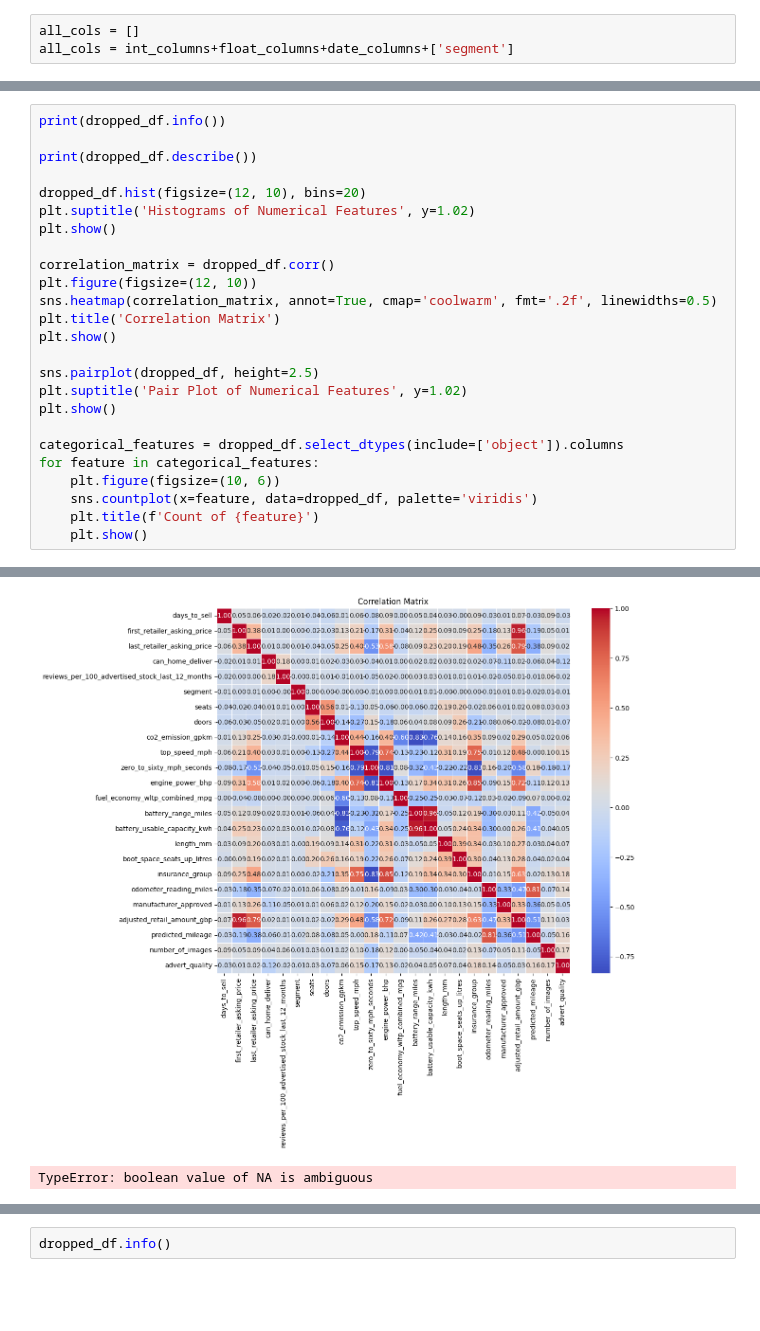
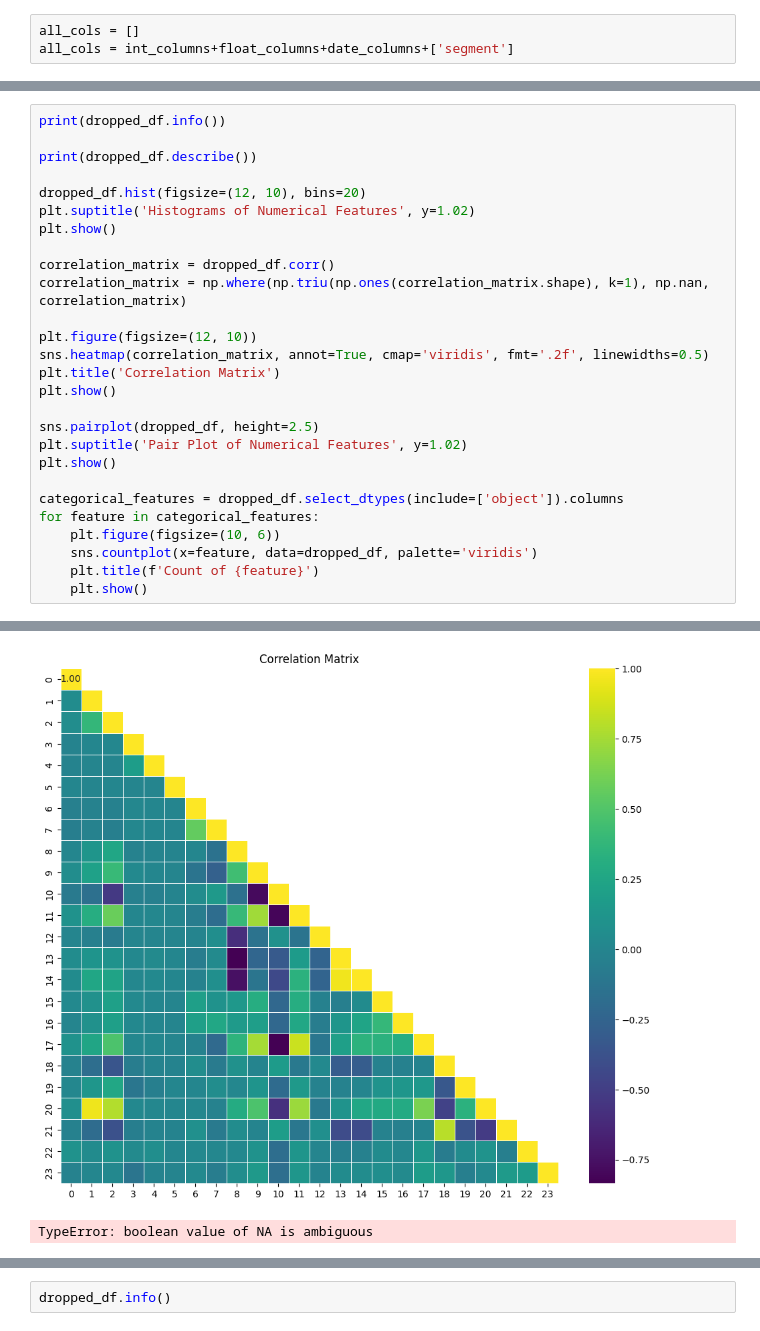
Before and after one commit to 4REHMA70/auto-trader, a Jupyter notebook: a.ipynb, the cells around one changed output, grey strips where cells are left out. Drawn from its saved outputs; the diff is of its cells as text; blank space fills up the shorter version.

```diff
--- a/a.ipynb
+++ b/a.ipynb
@@ -265,40 +265,42 @@ plt.suptitle('Histograms of Numerical Features', y=1.02)
 plt.show()
 
 correlation_matrix = dropped_df.corr()
+correlation_matrix = np.where(np.triu(np.ones(correlation_matrix.shape), k=1), np.nan, correlation_matrix)
+
 plt.figure(figsize=(12, 10))
-sns.heatmap(correlation_matrix, annot=True, cmap='coolwarm', fmt='.2f', linewidths=0.5)
+sns.heatmap(correlation_matrix, annot=True, cmap='viridis', fmt='.2f', linewidths=0.5)
 plt.title('Correlation Matrix')
 plt.show()
 
 sns.pairplot(dropped_df, height=2.5)
 plt.suptitle('Pair Plot of Numerical Features', y=1.02)
 plt.show()
 
 categorical_features = dropped_df.select_dtypes(include=['object']).columns
 for feature in categorical_features:
     plt.figure(figsize=(10, 6))
     sns.countplot(x=feature, data=dropped_df, palette='viridis')
     plt.title(f'Count of {feature}')
     plt.show()
 # %% [output]
 <class 'pandas.core.frame.DataFrame'>
 RangeIndex: 224555 entries, 0 to 224554
 Data columns (total 40 columns):
  #   Column                                           Non-Null Count   Dtype
 ---  ------                                           --------------   -----
  0   last_date_seen                                   224555 non-null  datetime64[ns]
  1   first_date_seen                                  224555 non-null  datetime64[ns]
  2   days_to_sell                                     224555 non-null  int32
  3   first_retailer_asking_price                      224555 non-null  int64
  4   last_retailer_asking_price                       223626 non-null  float64
  5   can_home_deliver                                 224555 non-null  bool
  6   reviews_per_100_advertised_stock_last_12_months  191289 non-null  float64
 ... (41 lines left out)
 25%    12.000000      8.995000e+03                 8.900000e+03                1.500000                                         5.0       5.0       113.000000         112.000000     8.000000           ...
 50%    28.000000      1.524900e+04                 1.499100e+04                5.100000                                         5.0       5.0       129.000000         121.000000     9.600000           ...
 75%    56.000000      2.299000e+04                 2.204875e+04                12.600000                                        5.0       5.0       151.000000         134.000000     11.200000          ...
 max    1829.000000    1.779950e+07                 4.999995e+06                300.000000                                       9.0       6.0       567.000000         248.000000     24.000000          ...
 [figure]
-[figure, old version]
+[figure, new version]
 TypeError: boolean value of NA is ambiguous
 # %%
```
Also changed, not shown: parts of 12 cells of this notebook, 1 other file.
